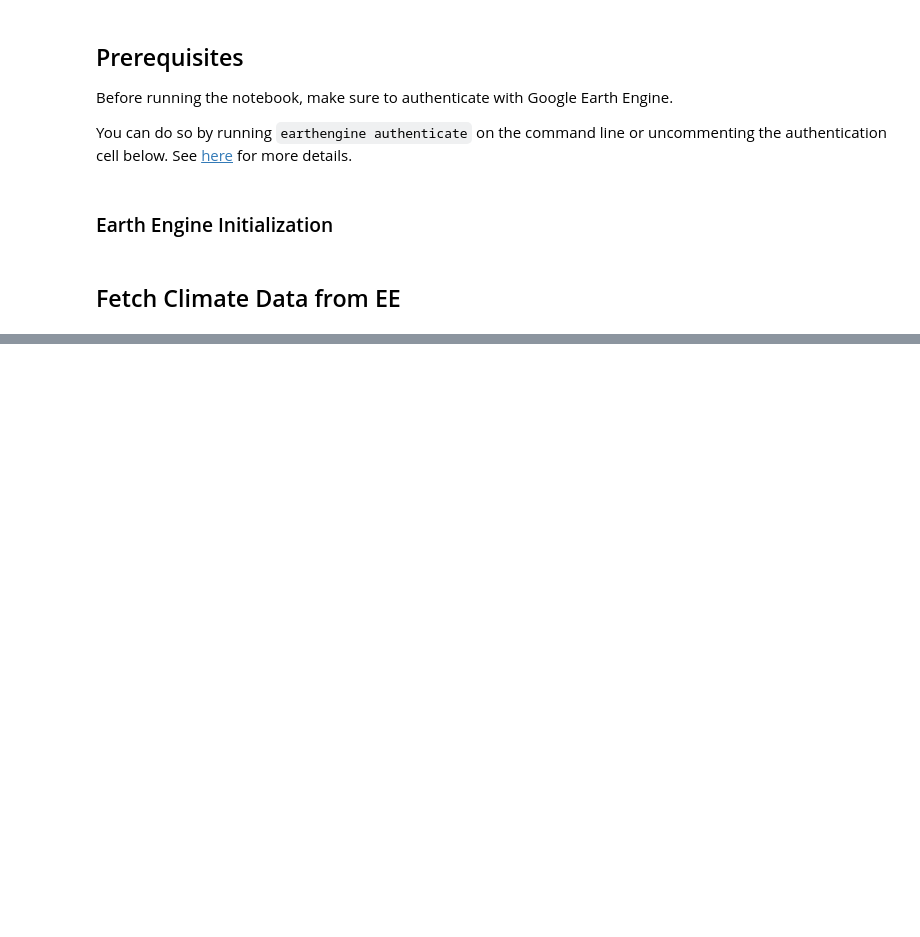
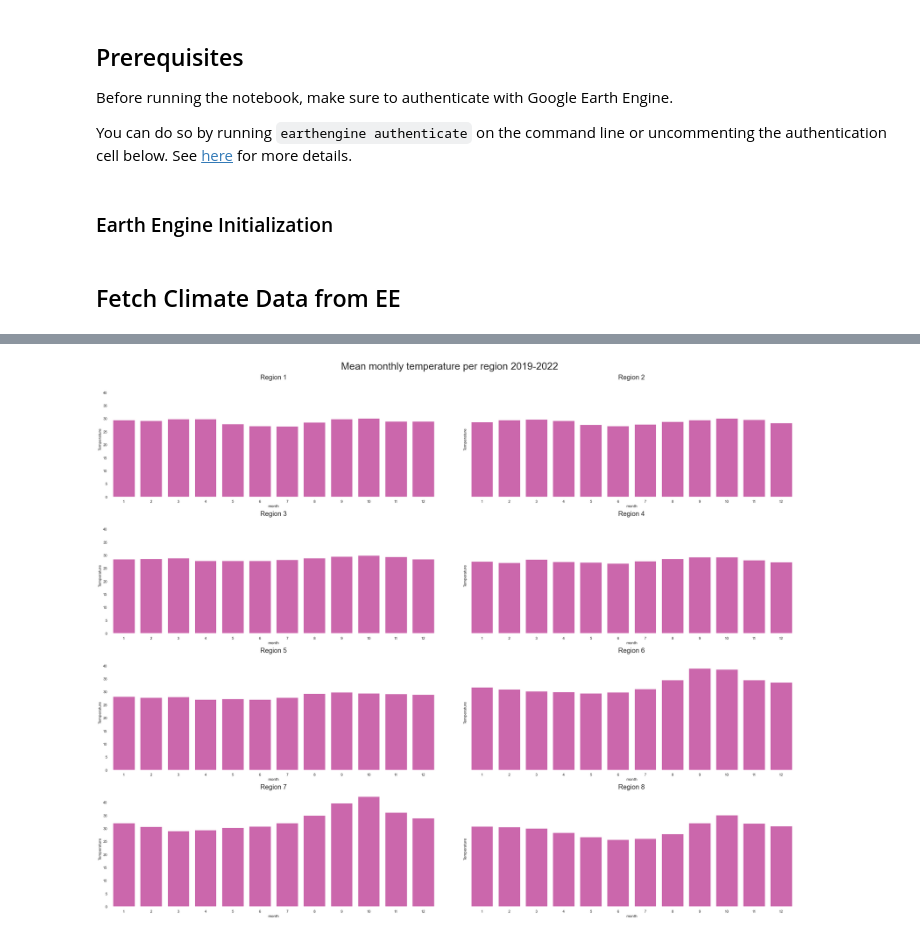
Before and after one commit to 4C-Guided-Team-Challenge/drought-with-gedi, a Jupyter notebook: notebooks/exploratory/ClimateData.ipynb, the cells around one changed output, grey strips where cells are left out. Drawn from its saved outputs; the diff is of its cells as text; code cells hidden in the pictures; blank space fills up the shorter version.

```diff
--- a/notebooks/exploratory/ClimateData.ipynb
+++ b/notebooks/exploratory/ClimateData.ipynb
@@ -58,0 +80,10 @@ Mean monthly temperature in Region 7: 302.7136101178274
+# %%
+# Plot aggregate monthly temperature per region.
+fig = plot.barplot_per_region(monthly_mean, 'month', 'temperature',
+                              ylabel="Temperature",
+                              title="Mean monthly temperature per region 2019-2022",
+                              color=plot.palette[7],
+                              sharey=True)
+plt.show()
+# %% [output]
+[figure, added]
```
Also changed, not shown: parts of 9 cells of this notebook, 4 other files.
